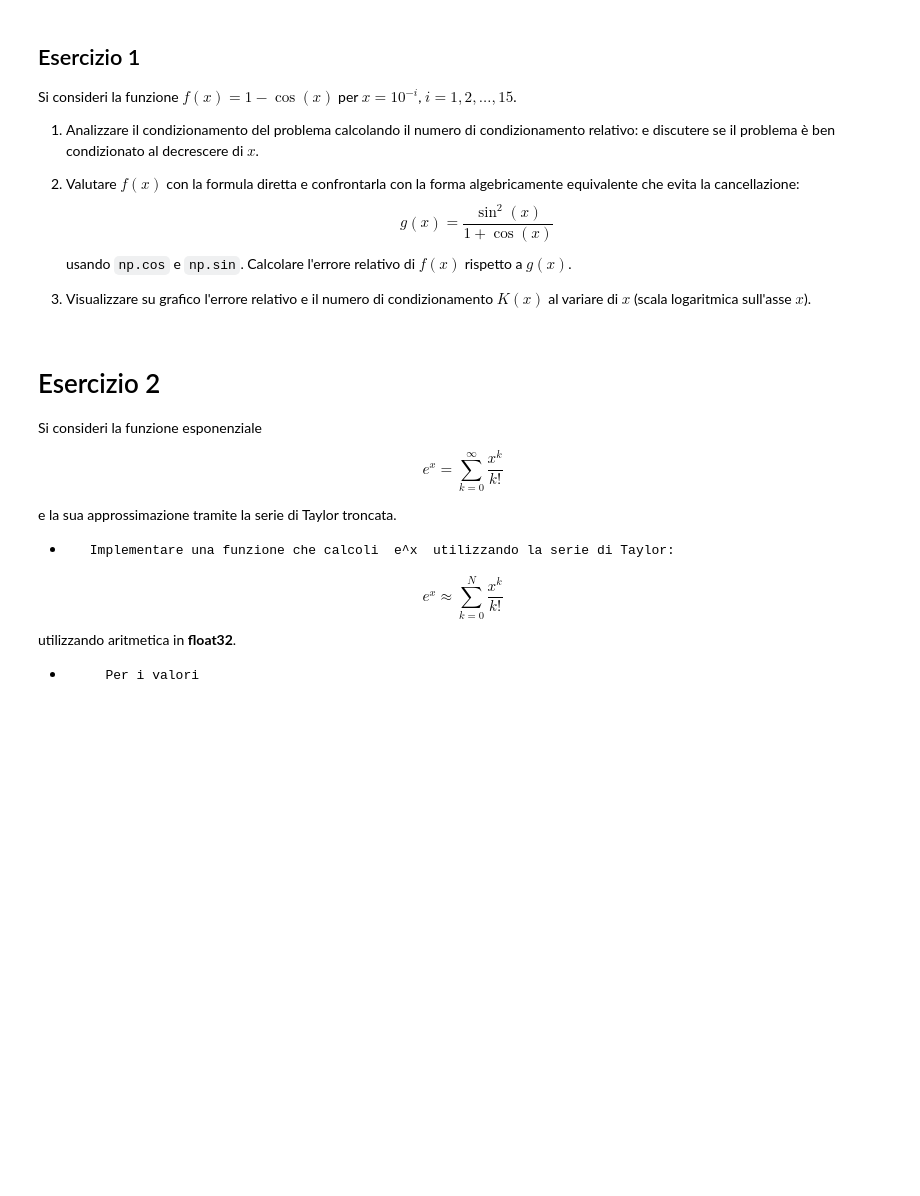
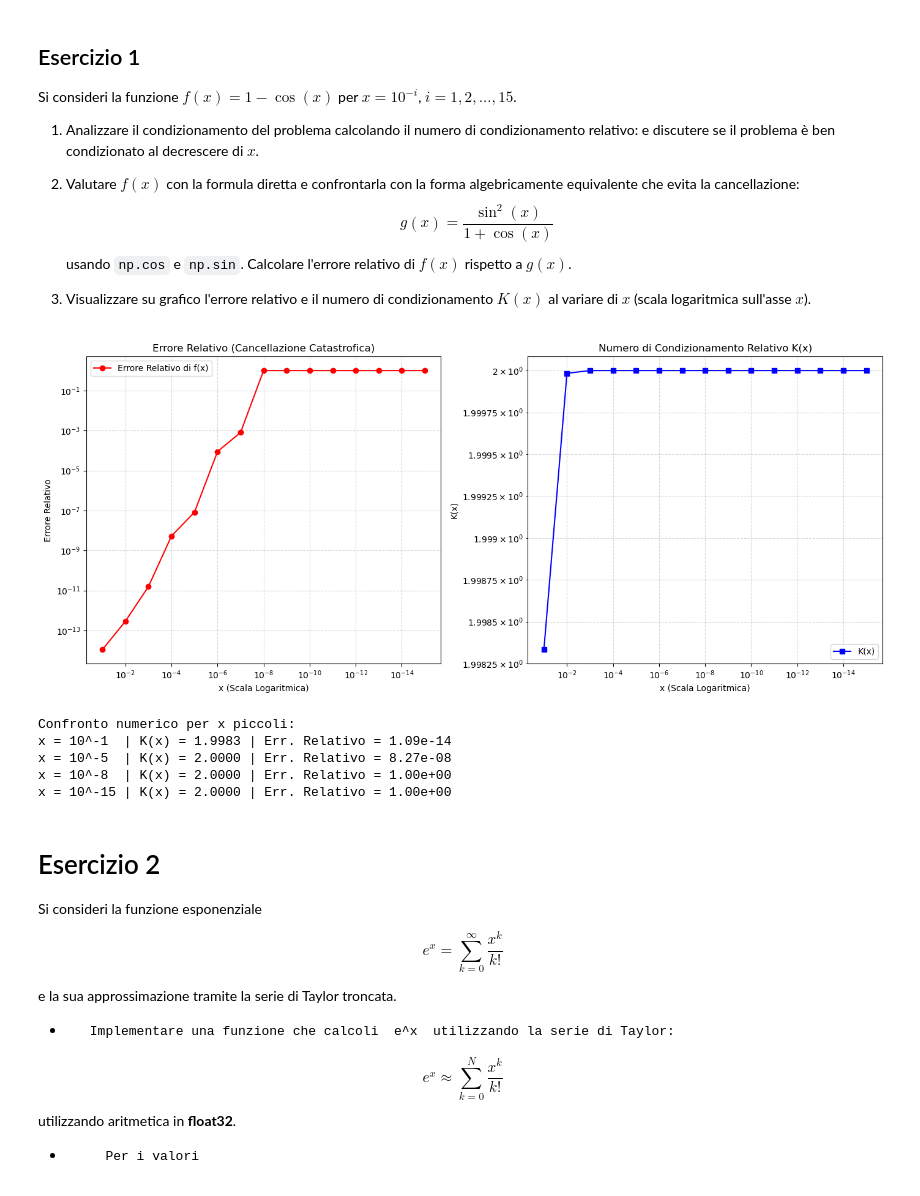
Before and after one commit to Hachi-69/Unibo-Computer-Science-and-Engineering-Year-2, a Jupyter notebook: Numerical-Methods-for-Artificial-Intelligence/Lab6/Esercitazione_24_Marzo_2026.ipynb, the cells around one changed output. Saved outputs shown, nothing was run; the diff lists cells and outputs as text; code cells hidden in the pictures; blank space fills up the shorter version.

```diff
--- a/Numerical-Methods-for-Artificial-Intelligence/Lab6/Esercitazione_24_Marzo_2026.ipynb
+++ b/Numerical-Methods-for-Artificial-Intelligence/Lab6/Esercitazione_24_Marzo_2026.ipynb
@@ -12,6 +12,67 @@ $$g(x) = \frac{\sin^2(x)}{1 + \cos(x)}$$
 usando `np.cos` e `np.sin`. Calcolare l'errore relativo di $f(x)$ rispetto a $g(x)$.
 
 3. Visualizzare su grafico l'errore relativo e il numero di condizionamento $K(x)$ al variare di $x$ (scala logaritmica sull'asse $x$).
+# %%
+import numpy as np
+import matplotlib.pyplot as plt
+
+# Creazione del vettore x (da 10^-1 a 10^-15)
+esponenti = np.arange(1, 16, dtype=np.float64)
+x = 10.0 ** (-esponenti)
+
+# Valutazione con la formula diretta f(x) (Instabile)
+f = 1.0 - np.cos(x)
+
+# Valutazione con la formula equivalente g(x) (Stabile e presa come valore esatto)
+g = (np.sin(x)**2) / (1.0 + np.cos(x))
+
+# Calcolo dell'errore relativo
+errore_relativo = np.abs(f - g) / np.abs(g)
+
+# Calcolo del numero di condizionamento K(x)
+# Usiamo g al posto di f al denominatore per evitare divisioni per zero
+# quando f incappa nella cancellazione totale
+K = np.abs((x * np.sin(x)) / g)
+
+# ==========================================
+# Visualizzazione dei Grafici
+# ==========================================
+fig, (ax1, ax2) = plt.subplots(1, 2, figsize=(14, 6))
+
+# Grafico 1: Errore Relativo
+ax1.loglog(x, errore_relativo, marker='o', color='red', linestyle='-', label='Errore Relativo di f(x)')
+ax1.set_title("Errore Relativo (Cancellazione Catastrofica)")
+ax1.set_xlabel("x (Scala Logaritmica)")
+ax1.set_ylabel("Errore Relativo")
+# Invertiamo l'asse x per mostrare x che decresce verso zero da sinistra a destra
+ax1.invert_xaxis()
+ax1.grid(True, which="both", ls="--", alpha=0.5)
+ax1.legend()
+
+# Grafico 2: Numero di Condizionamento K(x)
+ax2.loglog(x, K, marker='s', color='blue', linestyle='-', label='K(x)')
+ax2.set_title("Numero di Condizionamento Relativo K(x)")
+ax2.set_xlabel("x (Scala Logaritmica)")
+ax2.set_ylabel("K(x)")
+ax2.invert_xaxis()
+ax2.grid(True, which="both", ls="--", alpha=0.5)
+ax2.legend()
+
+plt.tight_layout()
+plt.show()
+
+# Stampa di verifica per i valori critici
+print("Confronto numerico per x piccoli:")
+for i in [1, 5, 8, 15]:
+    idx = i - 1
+    print(f"x = 10^-{i:<2d} | K(x) = {K[idx]:.4f} | Err. Relativo = {errore_relativo[idx]:.2e}")
+# %% [output]
+[figure, added]
+Confronto numerico per x piccoli:
+x = 10^-1  | K(x) = 1.9983 | Err. Relativo = 1.09e-14
+x = 10^-5  | K(x) = 2.0000 | Err. Relativo = 8.27e-08
+x = 10^-8  | K(x) = 2.0000 | Err. Relativo = 1.00e+00
+x = 10^-15 | K(x) = 2.0000 | Err. Relativo = 1.00e+00
 # %% [markdown]
 # Esercizio 2
 
```
Also changed, not shown: parts of 1 cell of this notebook.
